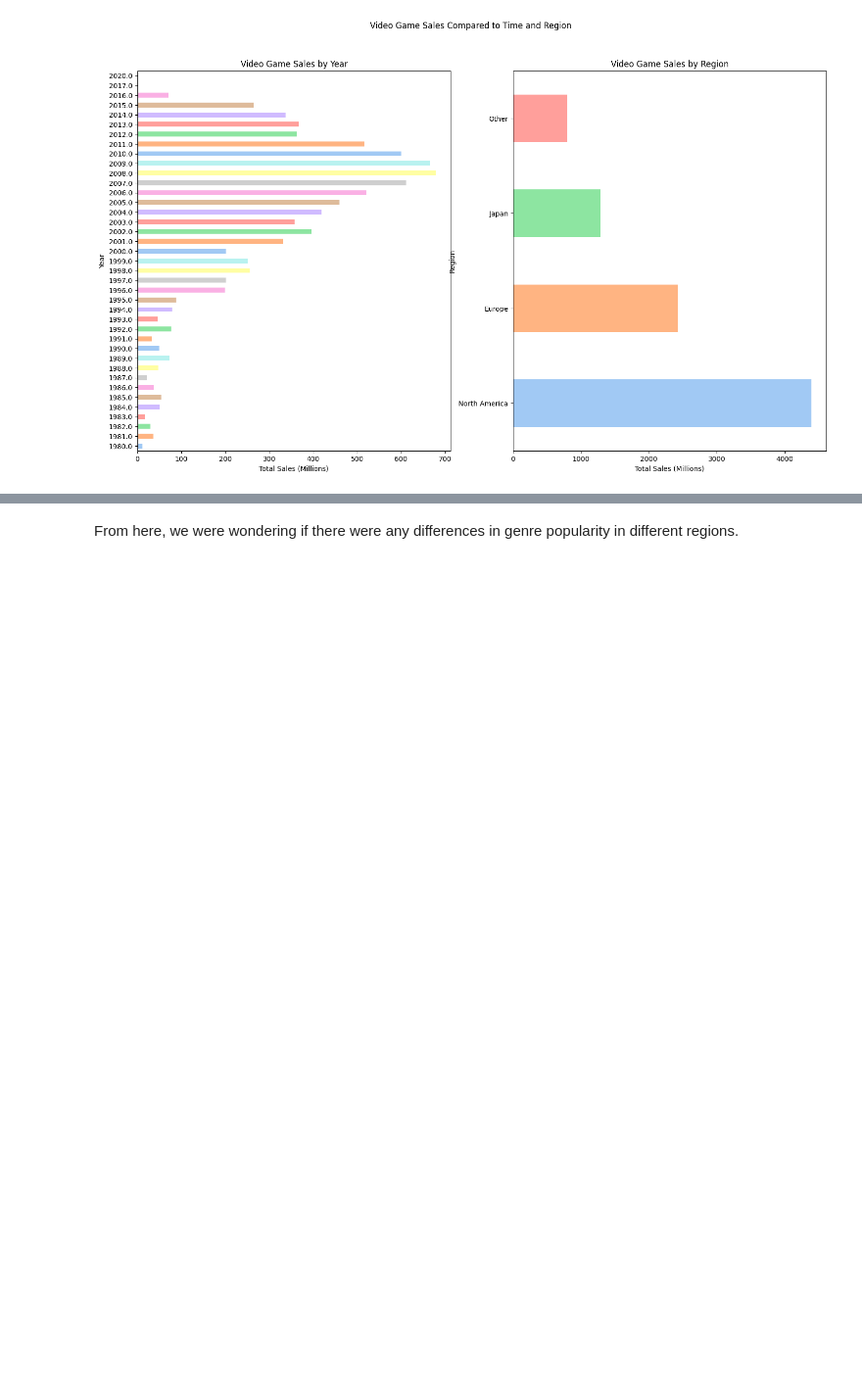
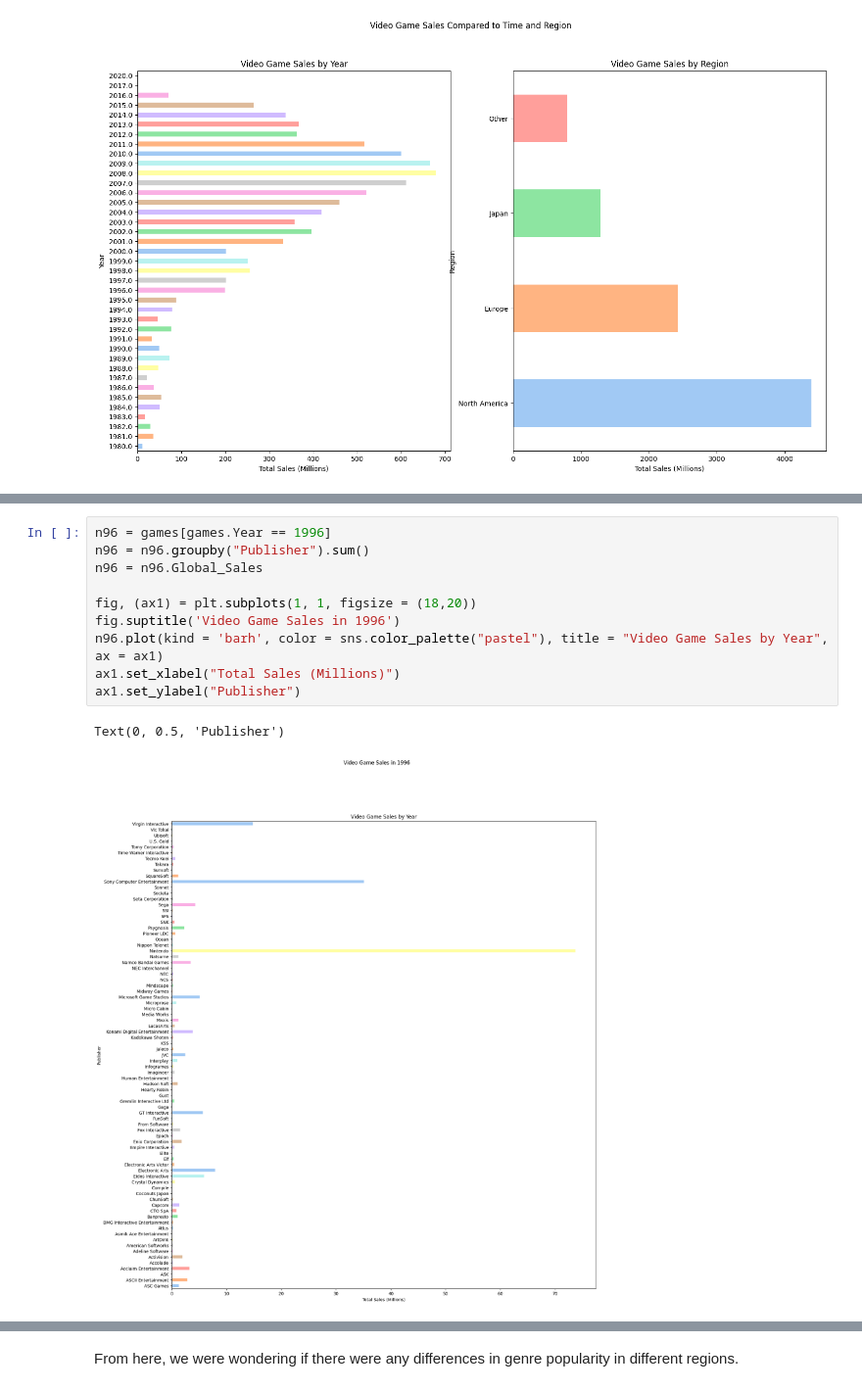
Before and after one commit to 21percentme/21percentme.github.io, a Jupyter notebook: Milestone1.ipynb, the cells around one changed output, grey strips where cells are left out. Shown at 98% size. Drawn from its saved outputs; the diff is of its cells as text; blank space fills up the shorter version.

Commit message:
added a chart

```diff
--- a/Milestone1.ipynb
+++ b/Milestone1.ipynb
@@ -223,0 +224,13 @@ Jason will talk about some summary statistic, like mean and max and min of these
+# %%
+n96 = games[games.Year == 1996]
+n96 = n96.groupby("Publisher").sum()
+n96 = n96.Global_Sales
+
+fig, (ax1) = plt.subplots(1, 1, figsize = (18,20))
+fig.suptitle('Video Game Sales in 1996')
+n96.plot(kind = 'barh', color = sns.color_palette("pastel"), title = "Video Game Sales by Year", ax = ax1)
+ax1.set_xlabel("Total Sales (Millions)")
+ax1.set_ylabel("Publisher")
+# %% [output]
+Text(0, 0.5, 'Publisher')
+[figure, added]
```
Also changed, not shown: parts of 4 cells of this notebook.
